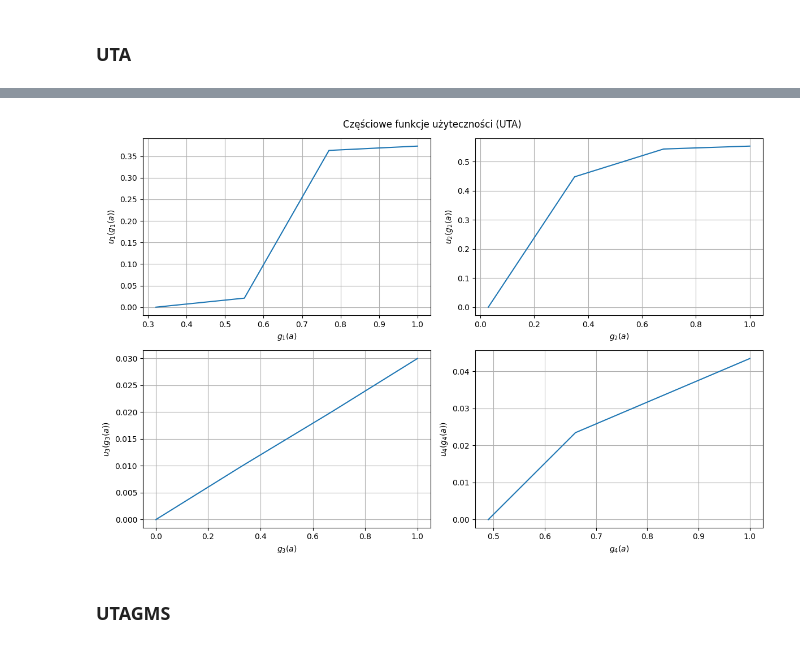
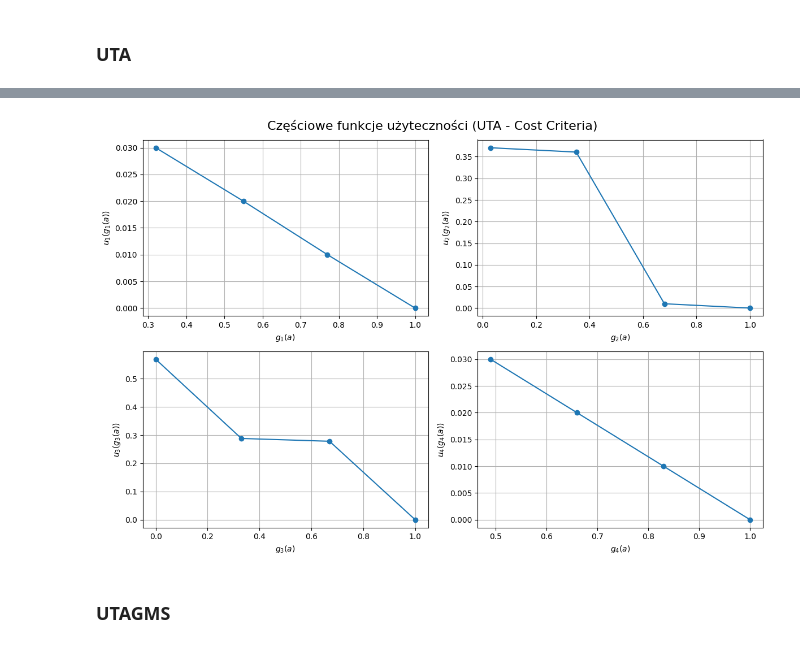
Before and after one commit to Sigmacci/uta-and-robust-ordinal-regression, a Jupyter notebook: main.ipynb, the cells around one changed output, grey strips where cells are left out. Saved outputs shown, nothing was run; the diff lists cells and outputs as text; code cells hidden in the pictures.

Commit message:
Change criteria from gain to cost

```diff
--- a/main.ipynb
+++ b/main.ipynb
@@ -7,6 +7,10 @@ from pulp import LpProblem, LpVariable, LpMaximize, lpSum, value, LpStatus
 # %% [markdown]
 ### UTA
 # %%
+import csv
+from pulp import *
+import matplotlib.pyplot as plt
+
 prob = LpProblem("UTA", LpMaximize)
 
 n_characteristic_points = 4
@@ -17,16 +21,15 @@ for row in raw_data[1:]:
     alt_id = row[0]
     data[alt_id] = [float(val) for val in row[1:]]
 
-variants = [4, 6, 7, 11, 13, 14, 20, 25, 27]
-
 G = []
 for i in range(4):
     unique_vals = sorted([data[k][i] for k in data.keys()])
     G.append(unique_vals)
 
-prob = LpProblem("True_UTA_Model", LpMaximize)
+prob = LpProblem("True_UTA_Model_Cost", LpMaximize)
 epsilon = LpVariable("epsilon", lowBound=0)
 prob += epsilon, "Maximize_Epsilon"
+
 omega = LpVariable("omega", lowBound=0.01)
 
 u = [{} for _ in range(4)]
@@ -45,21 +48,15 @@ for i in range(4):
 
 def get_u_interpolated(criterion_idx, eval_val):
     cps = characteristic_points[criterion_idx]
-
     if eval_val <= cps[0]: return u[criterion_idx][cps[0]]
     if eval_val >= cps[-1]: return u[criterion_idx][cps[-1]]
-
     for j in range(len(cps) - 1):
         if cps[j] <= eval_val <= cps[j+1]:
             x_current = cps[j]
             x_next = cps[j+1]
-
-            if x_current == x_next:
-                return u[criterion_idx][x_current]
-
+            if x_current == x_next: return u[criterion_idx][x_current]
             u_current = u[criterion_idx][x_current]
             u_next = u[criterion_idx][x_next]
-
             proportion = (eval_val - x_current) / (x_next - x_current)
             return u_current + proportion * (u_next - u_current)
 
@@ -67,59 +64,52 @@ pairs = [('14', '25'), ('14', '11'), ('13', '20'), ('4', '27'), ('6', '7')]
 for a, b in pairs:
     u_a = lpSum([get_u_interpolated(i, data[str(a)][i]) for i in range(4)])
     u_b = lpSum([get_u_interpolated(i, data[str(b)][i]) for i in range(4)])
-
     prob += u_a - u_b >= epsilon, f"Pref_{a}_{b}"
 
-prob += lpSum([u[i][G[i][-1]] for i in range(4)]) == 1, "Normalize_Sum_Max"
+prob += lpSum([u[i][characteristic_points[i][0]] for i in range(4)]) == 1, "Normalize_Sum_Max"
 for i in range(4):
-    prob += u[i][G[i][0]] == 0, f"Min_Zero_C{i+1}"
-
+    prob += u[i][characteristic_points[i][-1]] == 0, f"Min_Zero_C{i+1}"
+\
 for i in range(4):
     for j in range(1, n_characteristic_points):
-        prob += u[i][characteristic_points[i][j]] >= u[i][characteristic_points[i][j-1]] + omega, f"Monotonicity_C{i+1}_CP{j}"
+        prob += u[i][characteristic_points[i][j]] + omega <= u[i][characteristic_points[i][j-1]], f"Monotonicity_C{i+1}_CP{j}"
 
 prob.solve()
 print(f"Solver Status: {LpStatus[prob.status]}\n")
+
 if prob.status == 1:
     print(f"Maximized Epsilon (ε): {value(epsilon):.4f}\n")
     U = {}
     for key in data.keys():
-        total_utility = 0
-        for i in range(4):
-            total_utility += value(get_u_interpolated(i, data[key][i]))
+        total_utility = sum([value(get_u_interpolated(i, data[key][i])) for i in range(4)])
         U[key] = total_utility
 
     sorted_variants = sorted(U.items(), key=lambda item: item[1], reverse=True)
 
     print("Final Ranking:")
     print("-" * 50)
+    current_rank, previous_utility = 1, None
+    for alt_id, util in sorted_variants:
+        if previous_utility is not None and abs(previous_utility - util) > 1e-6:
+            current_rank += 1
+        print(f"Rank {current_rank:2d} | Alternative {alt_id:>2s} | U(a) = {util:.4f}")
+        previous_utility = util
 
-    current_rank = 1
-    previous_utility = None
+    plt.close('all')
+    plt.figure(figsize=(12, 8))
+    plt.suptitle('Częściowe funkcje użyteczności (UTA - Cost Criteria)', fontsize=16)
+    for i in range(4):
+        plt.subplot(2, 2, i + 1)
+        plt.plot(characteristic_points[i], [value(u[i][v]) for v in characteristic_points[i]], marker='o')
+        plt.xlabel(f'$g_{i+1}(a)$')
+        plt.ylabel(f'$u_{i+1}(g_{i+1}(a))$')
+        plt.grid()
 
-    for alt_id, util in sorted_variants:
-        if previous_utility is not None:
-            if abs(previous_utility - util) > 1e-6:
-                current_rank += 1
+    plt.tight_layout()
+    plt.show()
 
-        print(f"Rank {current_rank:2d} | Alternative {alt_id:>2s} | U(a) = {util:.4f}")
-
-        previous_utility = util
 else:
-    print("Model is Infeasible.")
-
-plt.close('all')
-plt.figure(figsize=(12, 8))
-plt.suptitle('Częściowe funkcje użyteczności (UTA)')
-for i in range(4):
-    plt.subplot(2, 2, i + 1)
-    plt.plot(characteristic_points[i], [value(u[i][v]) for v in characteristic_points[i]])
-    plt.xlabel(f'$g_{i+1}(a)$')
-    plt.ylabel(f'$u_{i+1}(g_{i+1}(a))$')
-    plt.grid()
-
-plt.tight_layout()
-plt.show()
+    print("Model is Infeasible. Your preference pairs conflict with each other or the Cost criteria logic.")
 # %% [output]
 Solver Status: Optimal
 
@@ -141,4 +131,4 @@ Rank 26 | Alternative 24 | U(a) = 0.3504
-[figure, old version]
+[figure, new version]
 # %% [markdown]
 ### UTAGMS
 # %%
```
Also changed, not shown: parts of 6 cells of this notebook.
